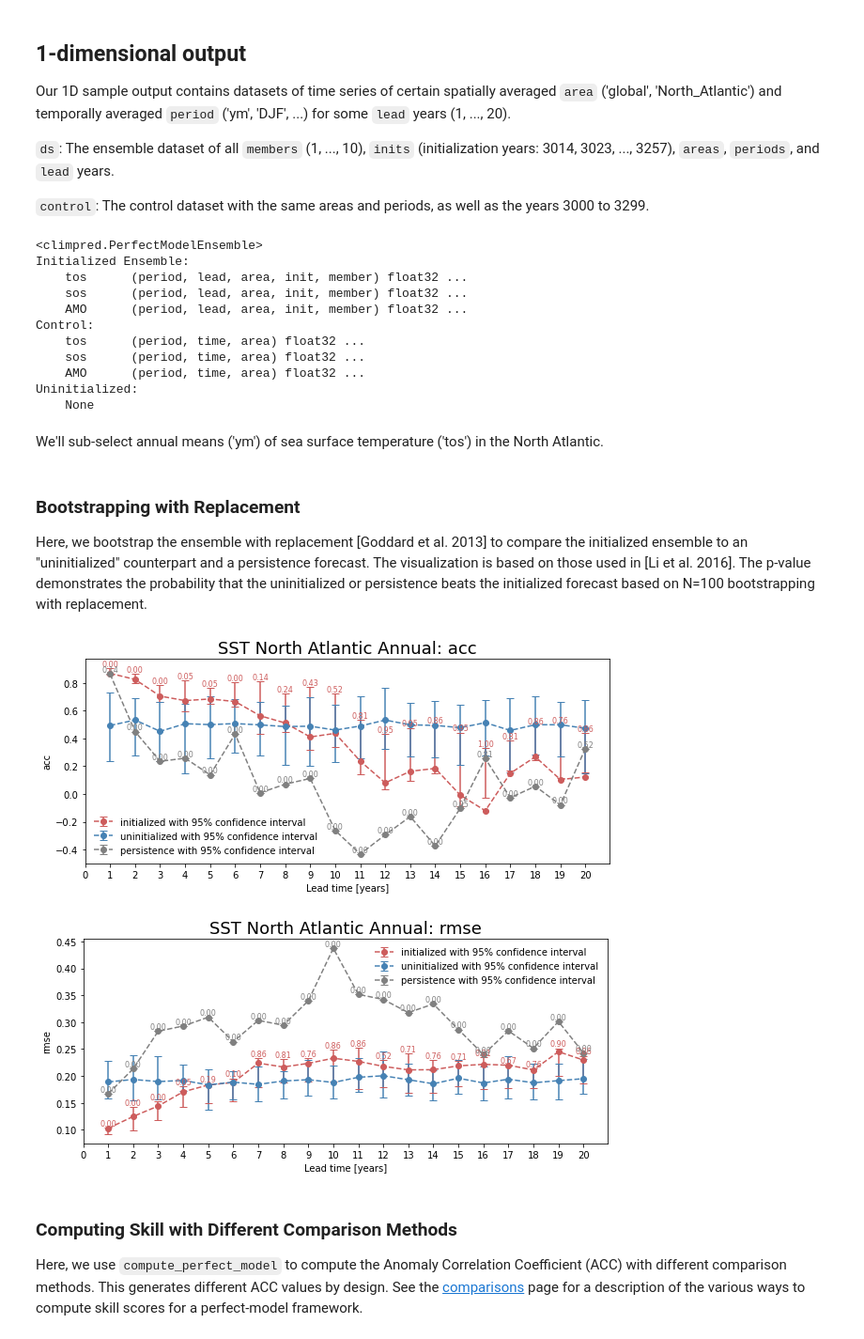
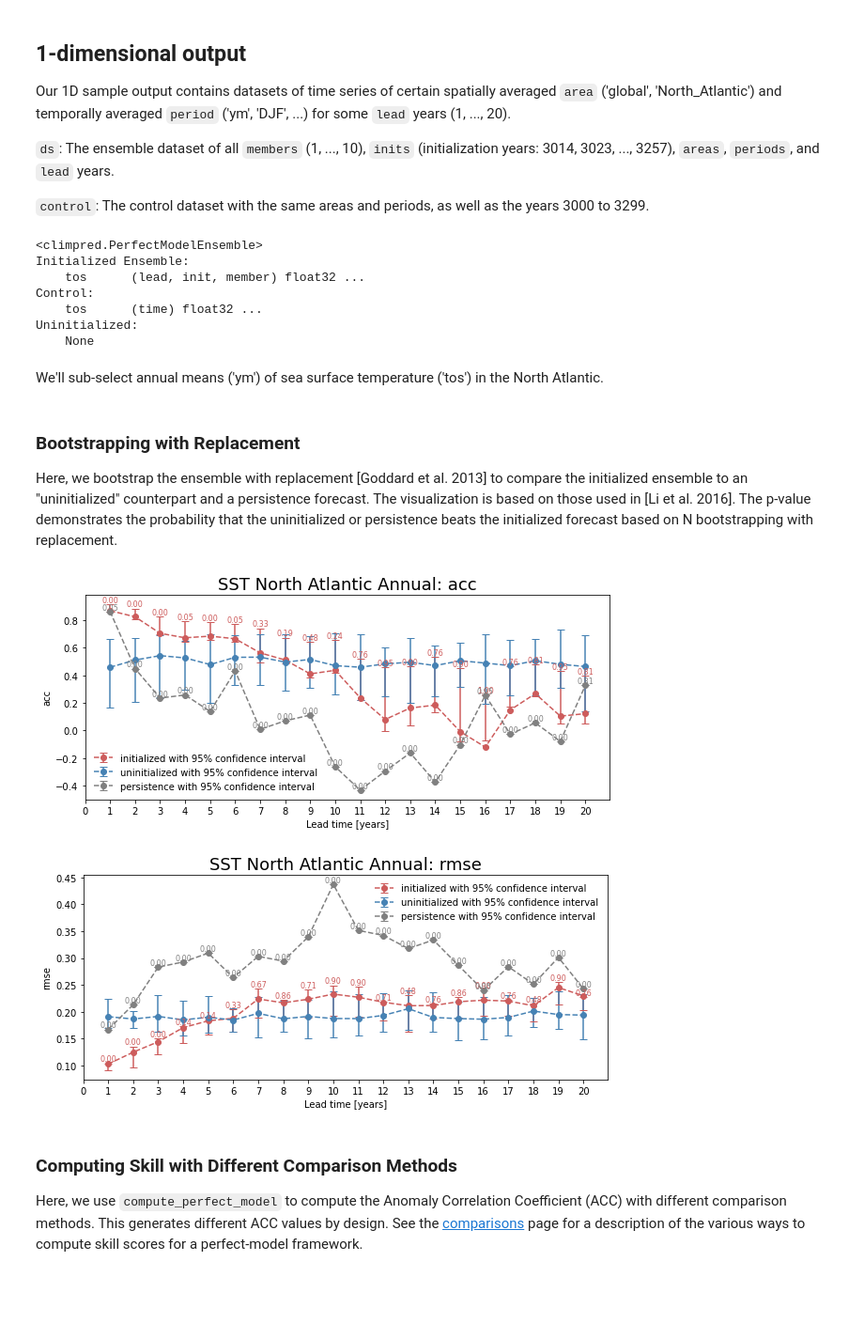
Before and after one commit to pangeo-data/climpred, a Jupyter notebook: docs/source/examples/decadal/perfect-model-predictability-demo.ipynb, the cells around one changed output. Shown at 94% size. Cells and saved outputs as stored; diff of their text form; code cells hidden in the pictures; blank space fills up the shorter version.

```diff
--- a/docs/source/examples/decadal/perfect-model-predictability-demo.ipynb
+++ b/docs/source/examples/decadal/perfect-model-predictability-demo.ipynb
@@ -43,8 +43,8 @@ Our 1D sample output contains datasets of time series of certain spatially avera
 
 `control`: The control dataset with the same areas and periods, as well as the years 3000 to 3299.
 # %%
-ds = climpred.tutorial.load_dataset('MPI-PM-DP-1D')
-control = climpred.tutorial.load_dataset('MPI-control-1D')
+ds = climpred.tutorial.load_dataset('MPI-PM-DP-1D').isel(area=1,period=-1)['tos']
+control = climpred.tutorial.load_dataset('MPI-control-1D').isel(area=1,period=-1)['tos']
 # %%
 ds['lead'].attrs = {'units': 'years'}
 # %%
@@ -55,40 +55,27 @@ print(pm)
 # %% [output]
 <climpred.PerfectModelEnsemble>
 Initialized Ensemble:
-    tos      (period, lead, area, init, member) float32 ...
-    sos      (period, lead, area, init, member) float32 ...
-    AMO      (period, lead, area, init, member) float32 ...
+    tos      (lead, init, member) float32 ...
 Control:
-    tos      (period, time, area) float32 ...
-    sos      (period, time, area) float32 ...
-    AMO      (period, time, area) float32 ...
+    tos      (time) float32 ...
 Uninitialized:
     None
 # %% [markdown]
 We'll sub-select annual means ('ym') of sea surface temperature ('tos') in the North Atlantic.
-# %%
-# Currently cannot sub-select variables. Easiest way is to just use drop, or if there's lots
-# of variables, select them before creating the object.
-pm = pm.sel(area='North_Atlantic', period='ym').drop(['sos', 'AMO']).reset_coords(drop=True)
 # %% [markdown]
 ### Bootstrapping with Replacement
 
-Here, we bootstrap the ensemble with replacement [Goddard et al. 2013] to compare the initialized ensemble to an "uninitialized" counterpart and a persistence forecast. The visualization is based on those used in [Li et al. 2016]. The p-value demonstrates the probability that the uninitialized or persistence beats the initialized forecast based on N=100 bootstrapping with replacement.
+Here, we bootstrap the ensemble with replacement [Goddard et al. 2013] to compare the initialized ensemble to an "uninitialized" counterpart and a persistence forecast. The visualization is based on those used in [Li et al. 2016]. The p-value demonstrates the probability that the uninitialized or persistence beats the initialized forecast based on N bootstrapping with replacement.
 # %%
 for metric in ['acc', 'rmse']:
-    bootstrapped = pm.bootstrap(metric=metric, comparison='m2e', bootstrap=21, sig=95)
-    # Hacky fix that needs to be dealt with in a PR.
-    # climpred objects return a dataset. graphics module wants a DataArray but looks
-    # for the attributes that are attached to the Dataset.
-    bs = bootstrapped['tos']
-    bs.attrs = bootstrapped.attrs
-    climpred.graphics.plot_bootstrapped_skill_over_leadyear(bs)
+    bootstrapped = pm.bootstrap(metric=metric, comparison='m2e', iterations=21, sig=95)
+    climpred.graphics.plot_bootstrapped_skill_over_leadyear(bootstrapped)
     plt.title(' '.join(['SST', 'North Atlantic', 'Annual:', metric]),fontsize=18)
     plt.ylabel(metric)
     plt.show()
 # %% [output]
-[figure, old version]
+[figure, new version]
-[figure, old version]
+[figure, new version]
 # %% [markdown]
 ### Computing Skill with Different Comparison Methods
 
```
Also changed, not shown: 23 other files.
